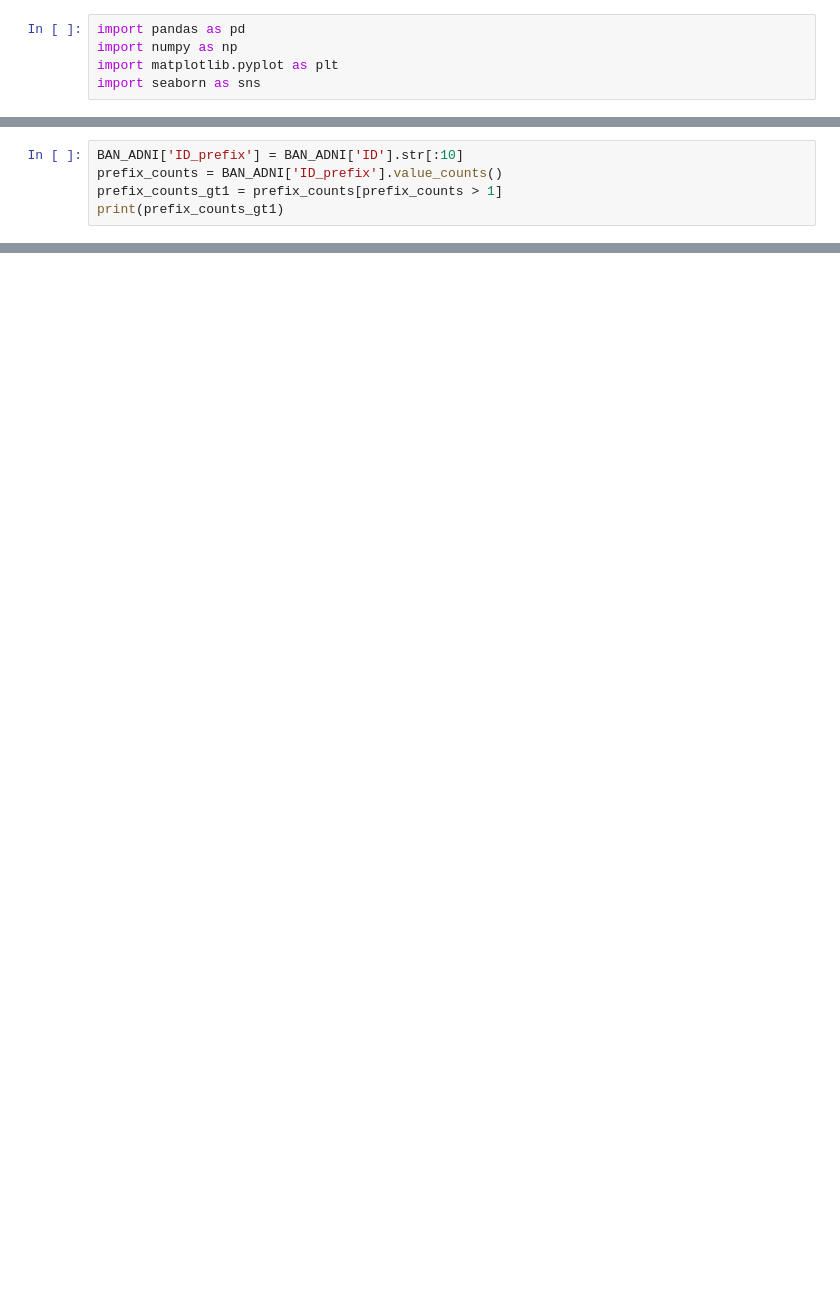
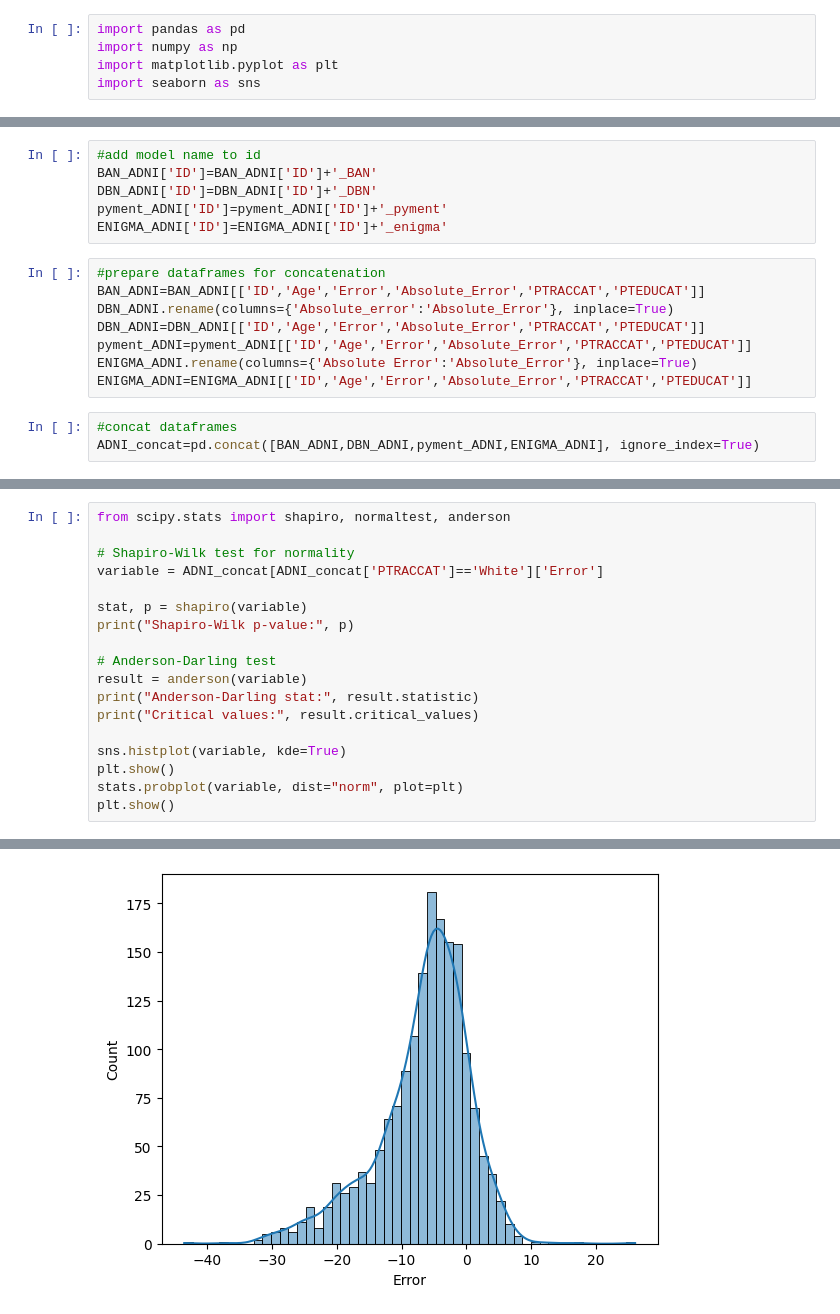
Before and after one commit to mabelzunce/brainage-models-benchmark, a Jupyter notebook: results/Ethnicity_analysis.ipynb, the cells around one changed output, grey strips where cells are left out. Cells and saved outputs as stored; diff of their text form; blank space fills up the shorter version.

```diff
--- a/results/Ethnicity_analysis.ipynb
+++ b/results/Ethnicity_analysis.ipynb
@@ -30,5 +40,0 @@ BAN_ADNI
-# %%
-BAN_ADNI['ID_prefix'] = BAN_ADNI['ID'].str[:10]
-prefix_counts = BAN_ADNI['ID_prefix'].value_counts()
-prefix_counts_gt1 = prefix_counts[prefix_counts > 1]
-print(prefix_counts_gt1)
@@ -48,0 +41,17 @@ Name: count, Length: 306, dtype: int64
+# %%
+#add model name to id
+BAN_ADNI['ID']=BAN_ADNI['ID']+'_BAN'
+DBN_ADNI['ID']=DBN_ADNI['ID']+'_DBN'
+pyment_ADNI['ID']=pyment_ADNI['ID']+'_pyment'
+ENIGMA_ADNI['ID']=ENIGMA_ADNI['ID']+'_enigma'
+# %%
+#prepare dataframes for concatenation
+BAN_ADNI=BAN_ADNI[['ID','Age','Error','Absolute_Error','PTRACCAT','PTEDUCAT']]
+DBN_ADNI.rename(columns={'Absolute_error':'Absolute_Error'}, inplace=True)
+DBN_ADNI=DBN_ADNI[['ID','Age','Error','Absolute_Error','PTRACCAT','PTEDUCAT']]
+pyment_ADNI=pyment_ADNI[['ID','Age','Error','Absolute_Error','PTRACCAT','PTEDUCAT']]
+ENIGMA_ADNI.rename(columns={'Absolute Error':'Absolute_Error'}, inplace=True)
+ENIGMA_ADNI=ENIGMA_ADNI[['ID','Age','Error','Absolute_Error','PTRACCAT','PTEDUCAT']]
+# %%
+#concat dataframes
+ADNI_concat=pd.concat([BAN_ADNI,DBN_ADNI,pyment_ADNI,ENIGMA_ADNI], ignore_index=True)
@@ -48,0 +176,19 @@ Name: count, Length: 306, dtype: int64
+# %%
+from scipy.stats import shapiro, normaltest, anderson
+
+# Shapiro-Wilk test for normality
+variable = ADNI_concat[ADNI_concat['PTRACCAT']=='White']['Error']
+
+stat, p = shapiro(variable)
+print("Shapiro-Wilk p-value:", p)
+
+# Anderson-Darling test
+result = anderson(variable)
+print("Anderson-Darling stat:", result.statistic)
+print("Critical values:", result.critical_values)
+
+sns.histplot(variable, kde=True)
+plt.show()
+stats.probplot(variable, dist="norm", plot=plt)
+plt.show()
+# %% [output]
@@ -48,0 +198 @@ Name: count, Length: 306, dtype: int64
+[figure, added]
```
Also changed, not shown: parts of 12 cells of this notebook, 2 other files.
